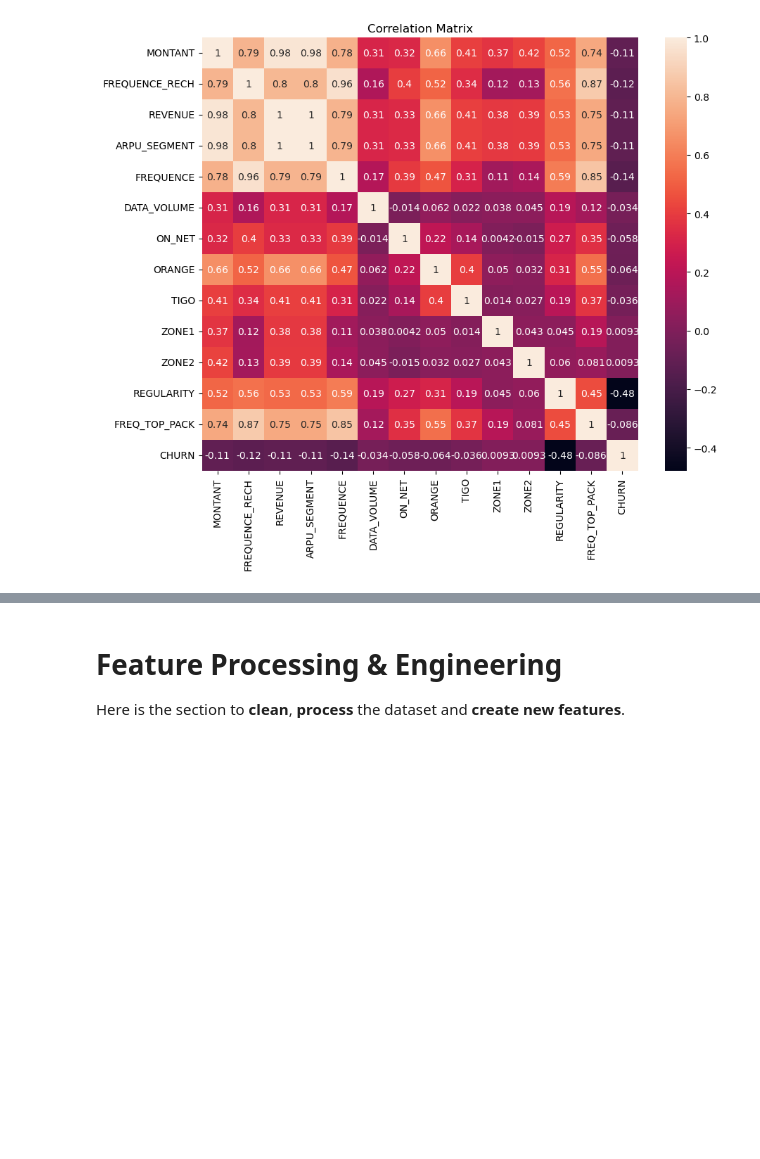
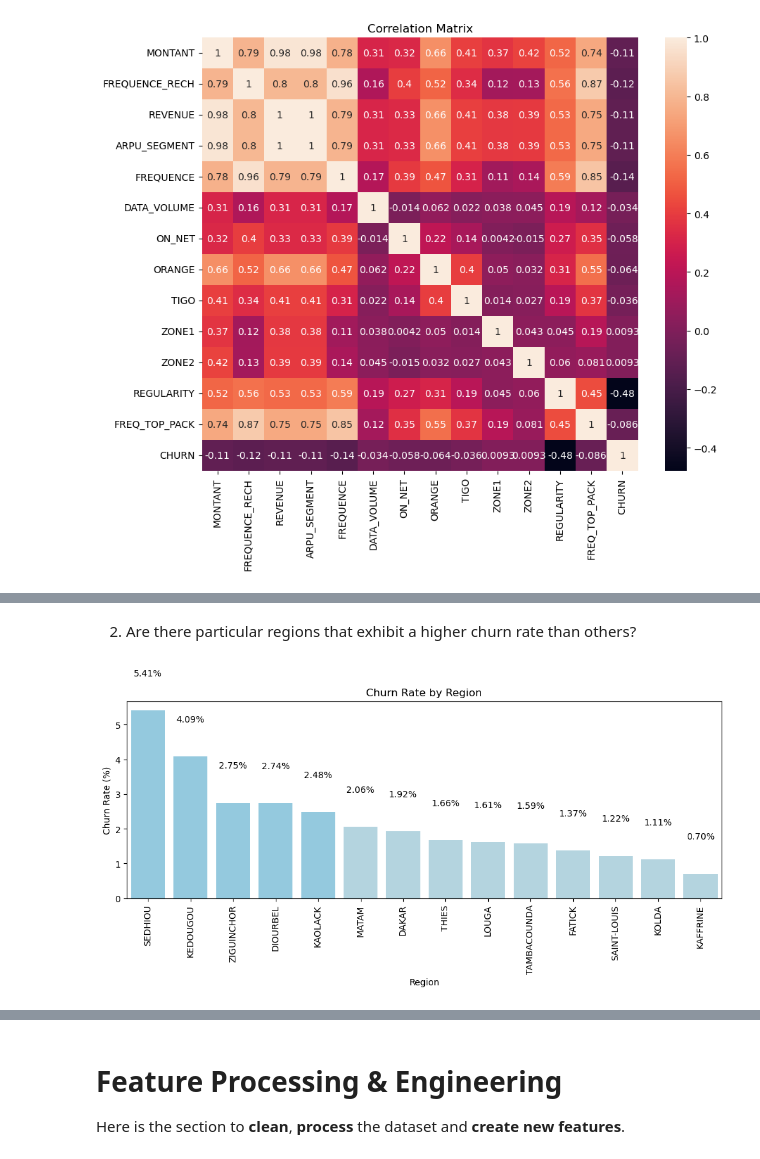
Before and after one commit to codedzifa/CAPSTONE, a Jupyter notebook: Capstone Customer Churn.ipynb, the cells around one changed output, grey strips where cells are left out. Drawn from its saved outputs; the diff is of its cells as text; code cells hidden in the pictures; blank space fills up the shorter version.

```diff
--- a/Capstone Customer Churn.ipynb
+++ b/Capstone Customer Churn.ipynb
@@ -485,0 +604,27 @@ plt.show()
+# %% [markdown]
+2. Are there particular regions that exhibit a higher churn rate than others?
+# %%
+# Calculate the churn rate by region
+churn_rate_by_region = train_df.groupby('REGION')['CHURN'].mean() * 100
+
+# Sort the regions by churn rate in descending order
+sorted_regions = churn_rate_by_region.sort_values(ascending=False)
+
+# Define colors for the bars
+colors = ['skyblue' if rate > sorted_regions.mean() else 'lightblue' for rate in sorted_regions]
+
+# Create a bar plot
+plt.figure(figsize=(12, 4))
+sns.barplot(x=sorted_regions.index, y=sorted_regions, palette=colors)
+plt.xlabel('Region')
+plt.ylabel('Churn Rate (%)')
+plt.title('Churn Rate by Region')
+
+# Add labels to the bars
+for i, rate in enumerate(sorted_regions):
+    plt.text(i, rate + 1, f'{rate:.2f}%', ha='center', color='black')
+
+plt.xticks(rotation=90)
+plt.show()
+# %% [output]
+[figure, added]
```
Also changed, not shown: parts of 30 cells of this notebook.
